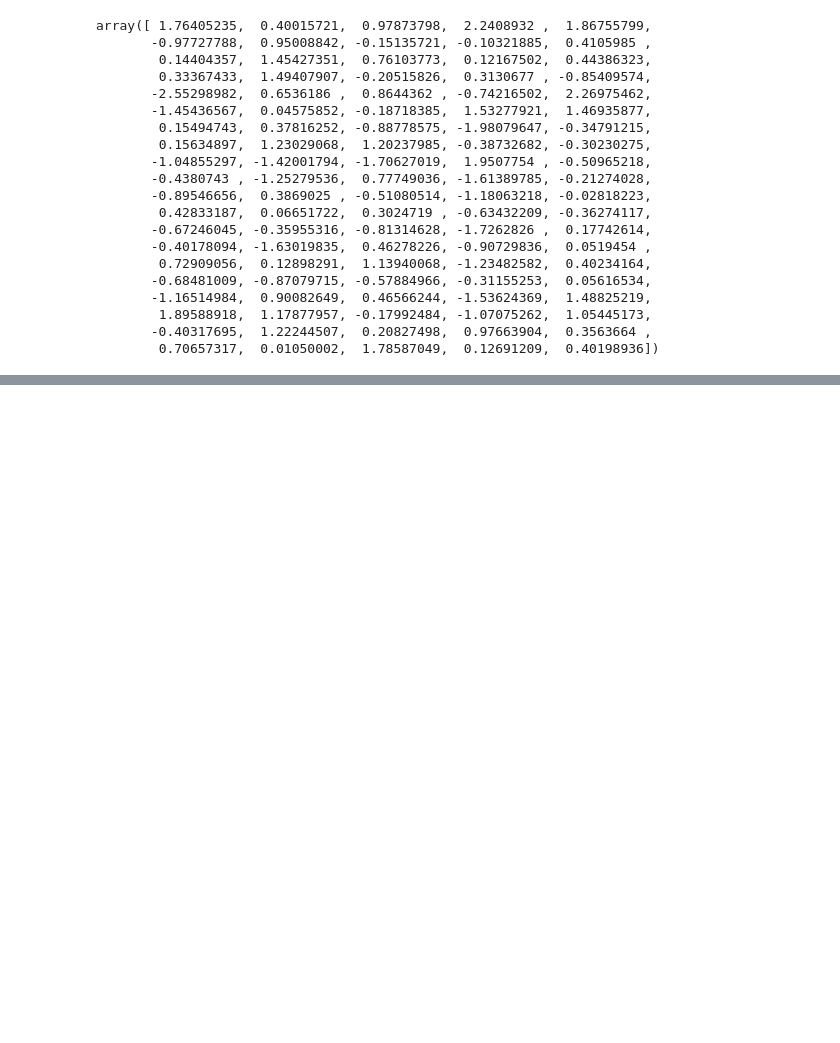
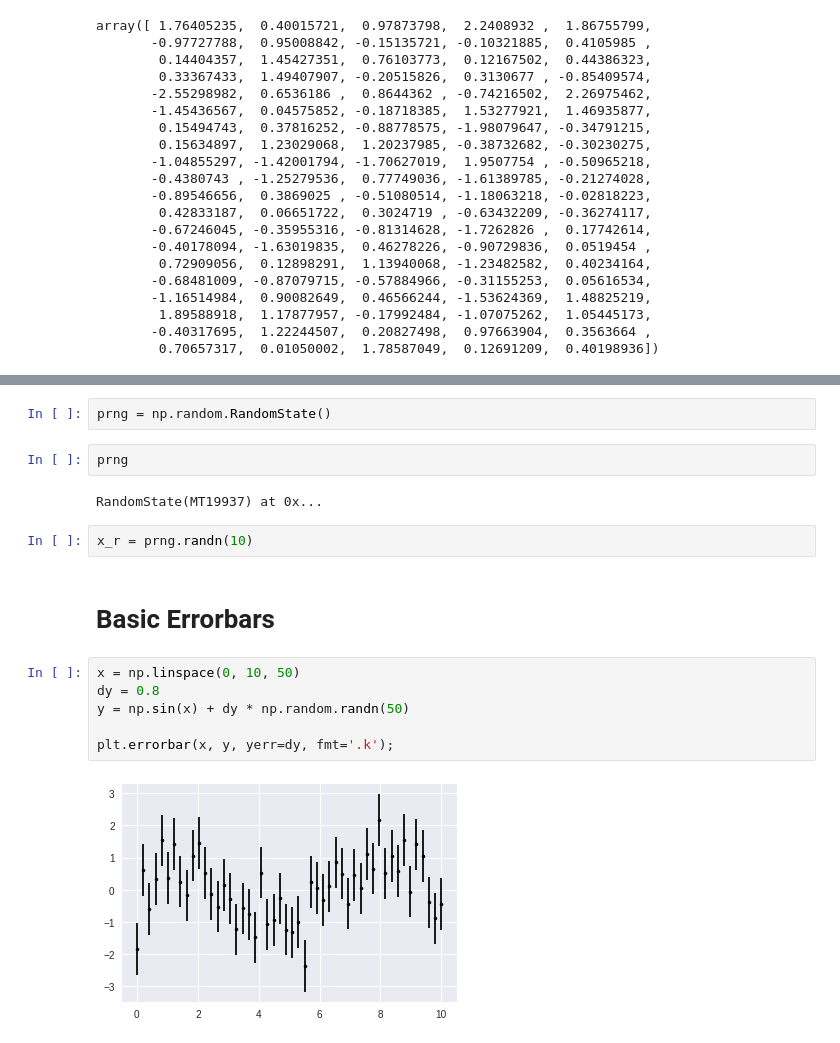
Before and after one commit to Jaise152/Learning, a Jupyter notebook: Matplotlib.ipynb, the cells around one changed output, grey strips where cells are left out. Drawn from its saved outputs; the diff is of its cells as text; blank space fills up the shorter version.

```diff
--- a/Matplotlib.ipynb
+++ b/Matplotlib.ipynb
@@ -252,0 +291,18 @@ array([ 1.76405235,  0.40015721,  0.97873798,  2.2408932 ,  1.86755799,
+# %%
+prng = np.random.RandomState()
+# %%
+prng
+# %% [output]
+RandomState(MT19937) at 0x...
+# %%
+x_r = prng.randn(10)
+# %% [markdown]
+# Basic Errorbars
+# %%
+x = np.linspace(0, 10, 50)
+dy = 0.8
+y = np.sin(x) + dy * np.random.randn(50)
+
+plt.errorbar(x, y, yerr=dy, fmt='.k');
+# %% [output]
+[figure, added]
```
Also changed, not shown: parts of 12 cells of this notebook.
